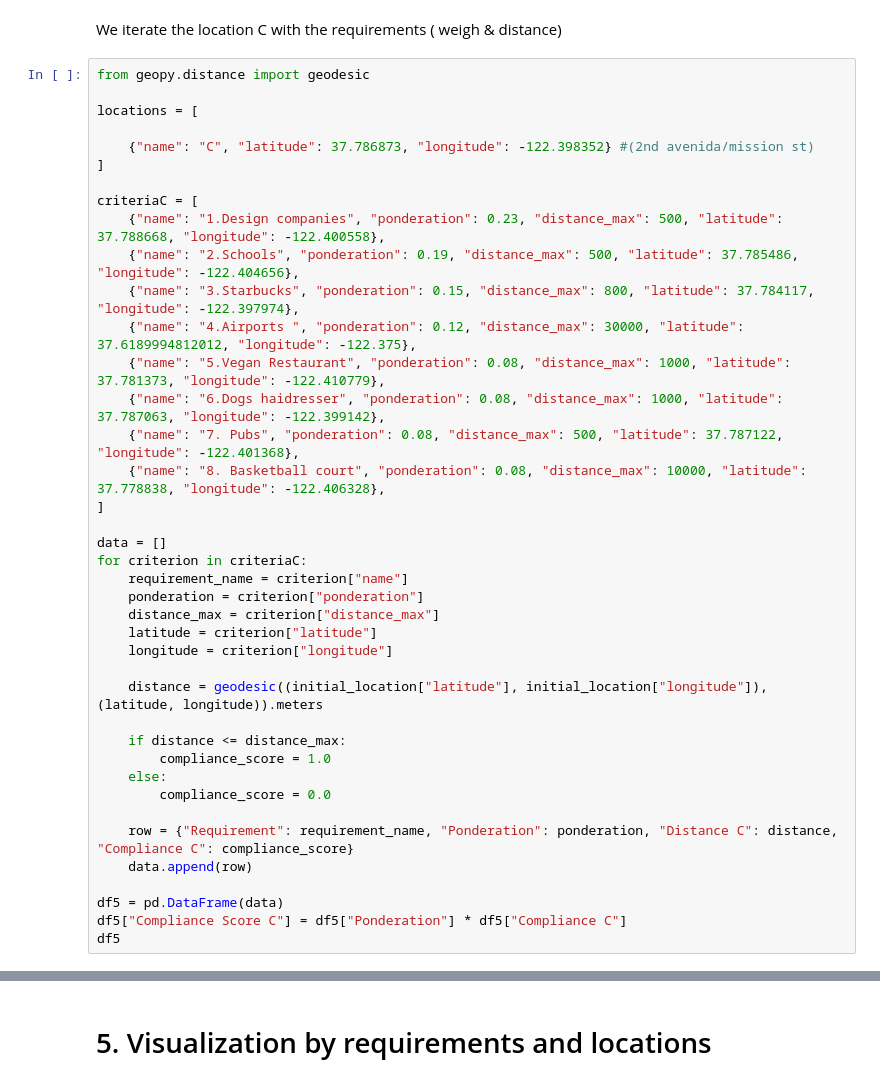
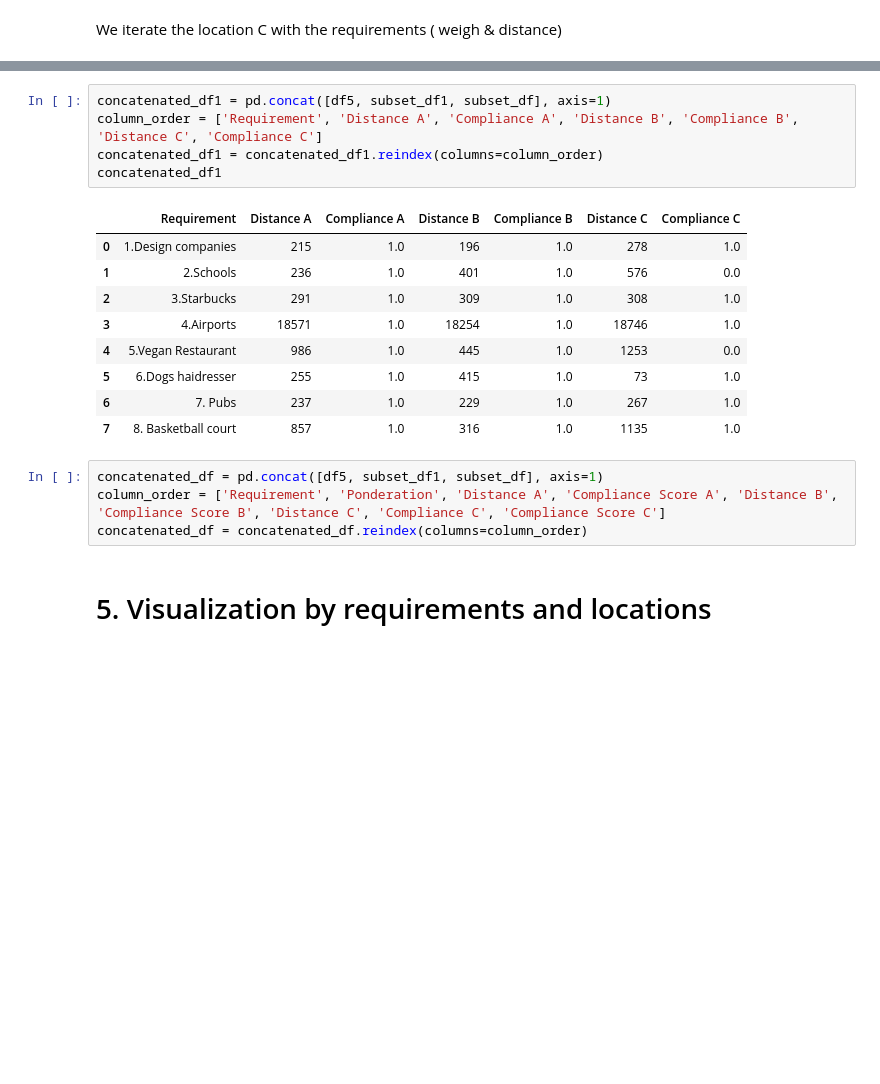
Before and after one commit to LeticiaIruela/Project_III, a Jupyter notebook: Foursquare - API.ipynb, the cells around one changed output, grey strips where cells are left out. Cells and saved outputs as stored; diff of their text form; blank space fills up the shorter version.

```diff
--- a/Foursquare - API.ipynb
+++ b/Foursquare - API.ipynb
@@ -639,42 +649,2 @@ subset_df
 # %% [markdown]
 We iterate the location C with the requirements ( weigh & distance)
-# %%
-from geopy.distance import geodesic
-
-locations = [
-
-    {"name": "C", "latitude": 37.786873, "longitude": -122.398352} #(2nd avenida/mission st)
-]
-
-criteriaC = [
-    {"name": "1.Design companies", "ponderation": 0.23, "distance_max": 500, "latitude": 37.788668, "longitude": -122.400558},
-    {"name": "2.Schools", "ponderation": 0.19, "distance_max": 500, "latitude": 37.785486, "longitude": -122.404656},
-    {"name": "3.Starbucks", "ponderation": 0.15, "distance_max": 800, "latitude": 37.784117, "longitude": -122.397974},
-    {"name": "4.Airports ", "ponderation": 0.12, "distance_max": 30000, "latitude": 37.6189994812012, "longitude": -122.375},
-    {"name": "5.Vegan Restaurant", "ponderation": 0.08, "distance_max": 1000, "latitude": 37.781373, "longitude": -122.410779},
-    {"name": "6.Dogs haidresser", "ponderation": 0.08, "distance_max": 1000, "latitude": 37.787063, "longitude": -122.399142},
-    {"name": "7. Pubs", "ponderation": 0.08, "distance_max": 500, "latitude": 37.787122, "longitude": -122.401368},
-    {"name": "8. Basketball court", "ponderation": 0.08, "distance_max": 10000, "latitude": 37.778838, "longitude": -122.406328},
-]
-
-data = []
-for criterion in criteriaC:
-    requirement_name = criterion["name"]
-    ponderation = criterion["ponderation"]
-    distance_max = criterion["distance_max"]
-    latitude = criterion["latitude"]
-    longitude = criterion["longitude"]
-
-    distance = geodesic((initial_location["latitude"], initial_location["longitude"]), (latitude, longitude)).meters
-
-    if distance <= distance_max:
-        compliance_score = 1.0
-    else:
-        compliance_score = 0.0
-
-    row = {"Requirement": requirement_name, "Ponderation": ponderation, "Distance C": distance, "Compliance C": compliance_score}
-    data.append(row)
-
-df5 = pd.DataFrame(data)
-df5["Compliance Score C"] = df5["Ponderation"] * df5["Compliance C"]
-df5
@@ -706,3 +703,22 @@ concatenated_df
+# %%
+concatenated_df1 = pd.concat([df5, subset_df1, subset_df], axis=1)
+column_order = ['Requirement', 'Distance A', 'Compliance A', 'Distance B', 'Compliance B', 'Distance C', 'Compliance C']
+concatenated_df1 = concatenated_df1.reindex(columns=column_order)
+concatenated_df1
+# %% [output]
+|  | Requirement | Distance A | Compliance A | Distance B | Compliance B | Distance C | Compliance C |
+| 0 | 1.Design companies | 215 | 1.0 | 196 | 1.0 | 278 | 1.0 |
+| 1 | 2.Schools | 236 | 1.0 | 401 | 1.0 | 576 | 0.0 |
+| 2 | 3.Starbucks | 291 | 1.0 | 309 | 1.0 | 308 | 1.0 |
+| 3 | 4.Airports | 18571 | 1.0 | 18254 | 1.0 | 18746 | 1.0 |
+| 4 | 5.Vegan Restaurant | 986 | 1.0 | 445 | 1.0 | 1253 | 0.0 |
+| 5 | 6.Dogs haidresser | 255 | 1.0 | 415 | 1.0 | 73 | 1.0 |
+| 6 | 7. Pubs | 237 | 1.0 | 229 | 1.0 | 267 | 1.0 |
+| 7 | 8. Basketball court | 857 | 1.0 | 316 | 1.0 | 1135 | 1.0 |
+# %%
+concatenated_df = pd.concat([df5, subset_df1, subset_df], axis=1)
+column_order = ['Requirement', 'Ponderation', 'Distance A', 'Compliance Score A', 'Distance B', 'Compliance Score B', 'Distance C', 'Compliance C', 'Compliance Score C']
+concatenated_df = concatenated_df.reindex(columns=column_order)
 # %% [markdown]
 # 5. Visualization by requirements and locations
 # %%
```
Also changed, not shown: parts of 23 cells of this notebook, 11 other files.
